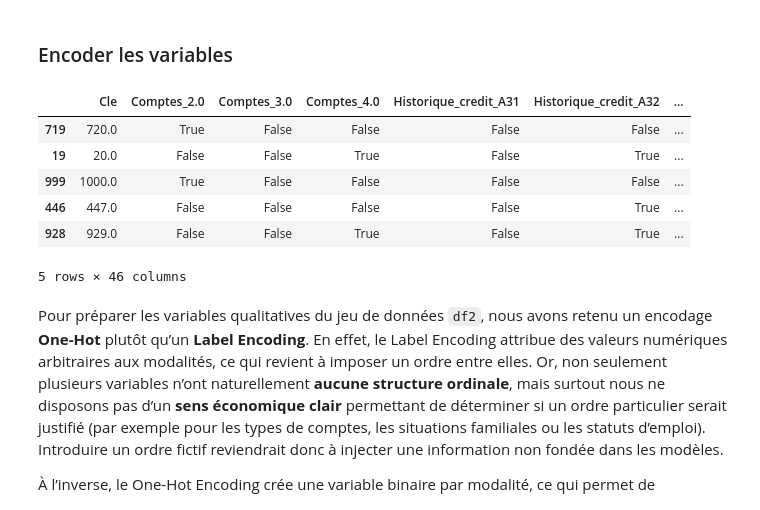
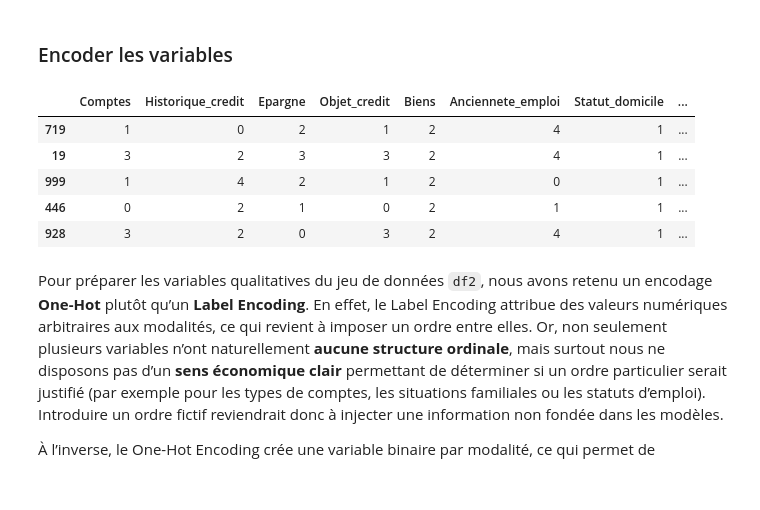
Before and after one commit to Djayan-D/projet_scoring, a Jupyter notebook: notebooks/doc2.ipynb, the cells around one changed output. Drawn from its saved outputs; the diff is of its cells as text; code cells hidden in the pictures.

```diff
--- a/notebooks/doc2.ipynb
+++ b/notebooks/doc2.ipynb
@@ -569,21 +601,21 @@ print(df2.shape)
 # %% [markdown]
 ### Encoder les variables
 # %%
-#cat_cols = [col for col in df2.columns
-#            if df2[col].dtype == "category" and col != "Cle"]
+# Recoder chaque variable catégorielle en 0, 1, 2, ... sauf Cle
 
-# Encodage One-Hot
-#df3 = pd.get_dummies(df2, columns=cat_cols, drop_first=True)
+cat_cols = [col for col in df2.columns if df2[col].dtype.name == "category" and col != "Cle"]
 
-#df3.head()
+for col in cat_cols:
+    df2[col] = df2[col].cat.codes  # transforme chaque modalité en un entier 0, 1, 2, ...
+
+df2.head()
 # %% [output]
-|  | Cle | Comptes_2.0 | Comptes_3.0 | Comptes_4.0 | Historique_credit_A31 | Historique_credit_A32 | ... |
-| 719 | 720.0 | True | False | False | False | False | ... |
-| 19 | 20.0 | False | False | True | False | True | ... |
-| 999 | 1000.0 | True | False | False | False | False | ... |
-| 446 | 447.0 | False | False | False | False | True | ... |
-| 928 | 929.0 | False | False | True | False | True | ... |
+|  | Comptes | Historique_credit | Epargne | Objet_credit | Biens | Anciennete_emploi | Statut_domicile | ... |
+| 719 | 1 | 0 | 2 | 1 | 2 | 4 | 1 | ... |
+| 19 | 3 | 2 | 3 | 3 | 2 | 4 | 1 | ... |
+| 999 | 1 | 4 | 2 | 1 | 2 | 0 | 1 | ... |
+| 446 | 0 | 2 | 1 | 0 | 2 | 1 | 1 | ... |
+| 928 | 3 | 2 | 0 | 3 | 2 | 4 | 1 | ... |
-5 rows × 46 columns
 # %% [markdown]
 Pour préparer les variables qualitatives du jeu de données `df2`, nous avons retenu un encodage **One-Hot** plutôt qu’un **Label Encoding**. En effet, le Label Encoding attribue des valeurs numériques arbitraires aux modalités, ce qui revient à imposer un ordre entre elles. Or, non seulement plusieurs variables n’ont naturellement **aucune structure ordinale**, mais surtout nous ne disposons pas d’un **sens économique clair** permettant de déterminer si un ordre particulier serait justifié (par exemple pour les types de comptes, les situations familiales ou les statuts d’emploi). Introduire un ordre fictif reviendrait donc à injecter une information non fondée dans les modèles.
 
```
Also changed, not shown: parts of 6 cells of this notebook.
